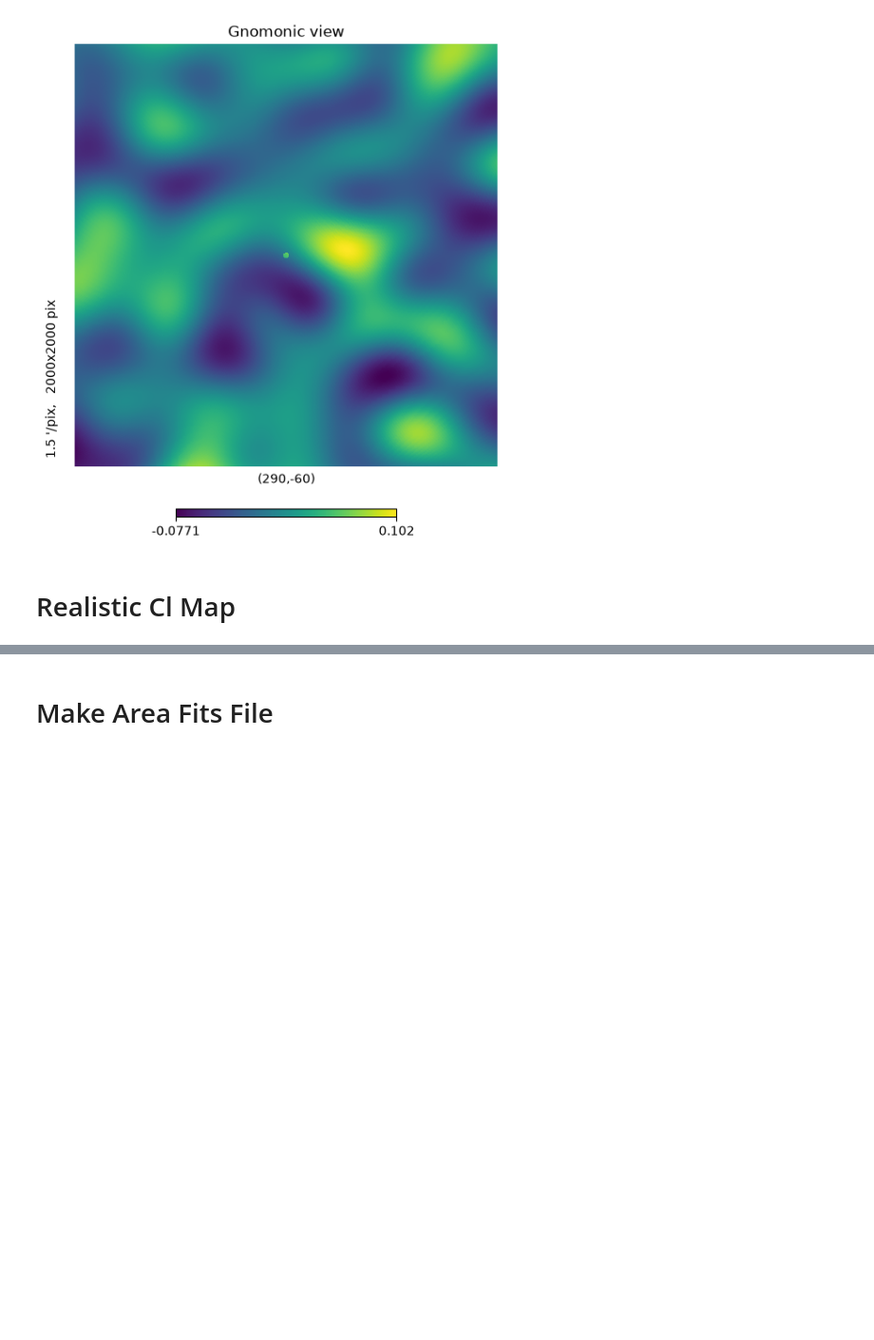
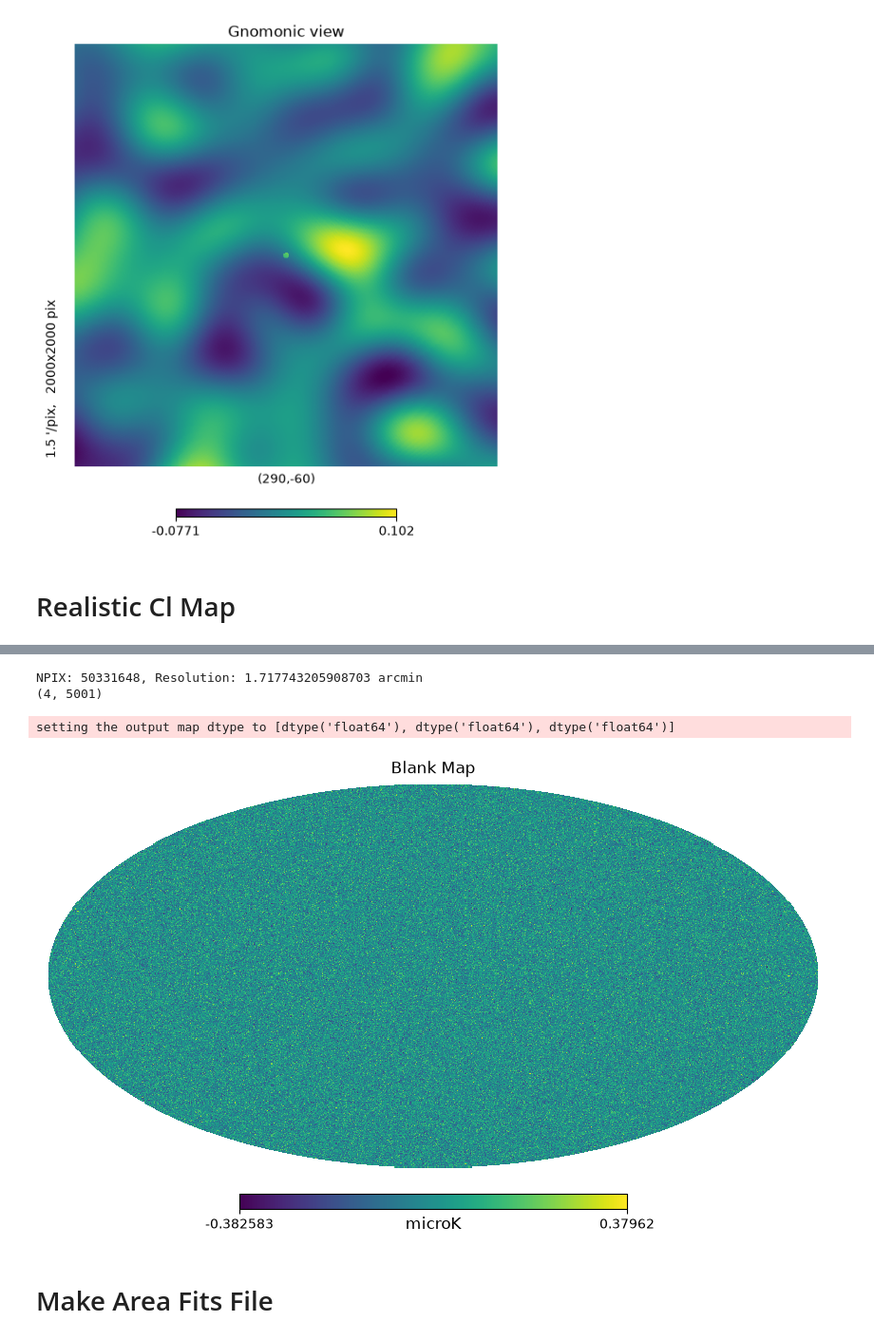
Before and after one commit to henry-e-n/SO_PointingReqs, a Jupyter notebook: sim_sky_maps/make_sim_maps.ipynb, the cells around one changed output, grey strips where cells are left out. Shown at 95% size. Cells and saved outputs as stored; diff of their text form; code cells hidden in the pictures; blank space fills up the shorter version.

```diff
--- a/sim_sky_maps/make_sim_maps.ipynb
+++ b/sim_sky_maps/make_sim_maps.ipynb
@@ -147,17 +150,23 @@ plt.show()
 # %%
 npix = hp.nside2npix(nside)
 resolution = hp.nside2resol(nside, arcmin=True)
 print(f"NPIX: {npix}, Resolution: {resolution} arcmin")
 
 cls_input = np.loadtxt("CAMB_fiducial_cosmo_scalCls.dat", usecols=(0,1,2,3), unpack=True)
 print(np.shape(cls_input))
 # # Create a blank map using the Cl array
 map_ring = hp.synfast(cls_input, nside=nside)
-output_map = 3e-3 * hp.reorder(map_ring, inp='RING', out='NEST')  # Convert to NESTED ordering and scale to microK
+output_map = 1e-6 * hp.reorder(map_ring, inp='RING', out='NEST')  # Convert to NESTED ordering and scale to microK
 # Save the blank map to a FITS file
-# hp.write_map(output_file, output_map, nest=True, overwrite=True)
+output_file = os.path.join(out_dir, f"{res}_cl_map_nosource.fits")
+hp.write_map(output_file, output_map, nest=True, overwrite=True)
 
 hp.mollview(output_map[0], title="Blank Map", unit="microK", nest=True)
+# %% [output]
+NPIX: 50331648, Resolution: 1.717743205908703 arcmin
+(4, 5001)
+setting the output map dtype to [dtype('float64'), dtype('float64'), dtype('float64')]
+[figure, added]
 # %%
 # Find the vector that points to that point
 vec = hp.ang2vec(lon.value, lat.value, lonlat=True)
```
Also changed, not shown: parts of 5 cells of this notebook, 22 other files.
